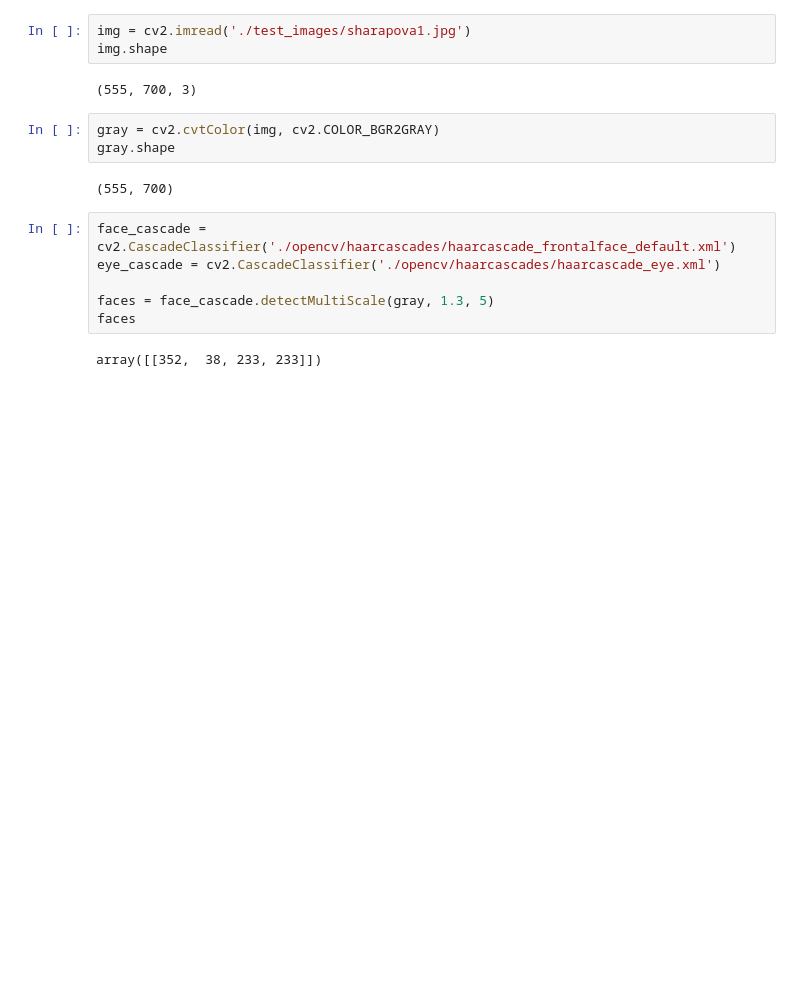
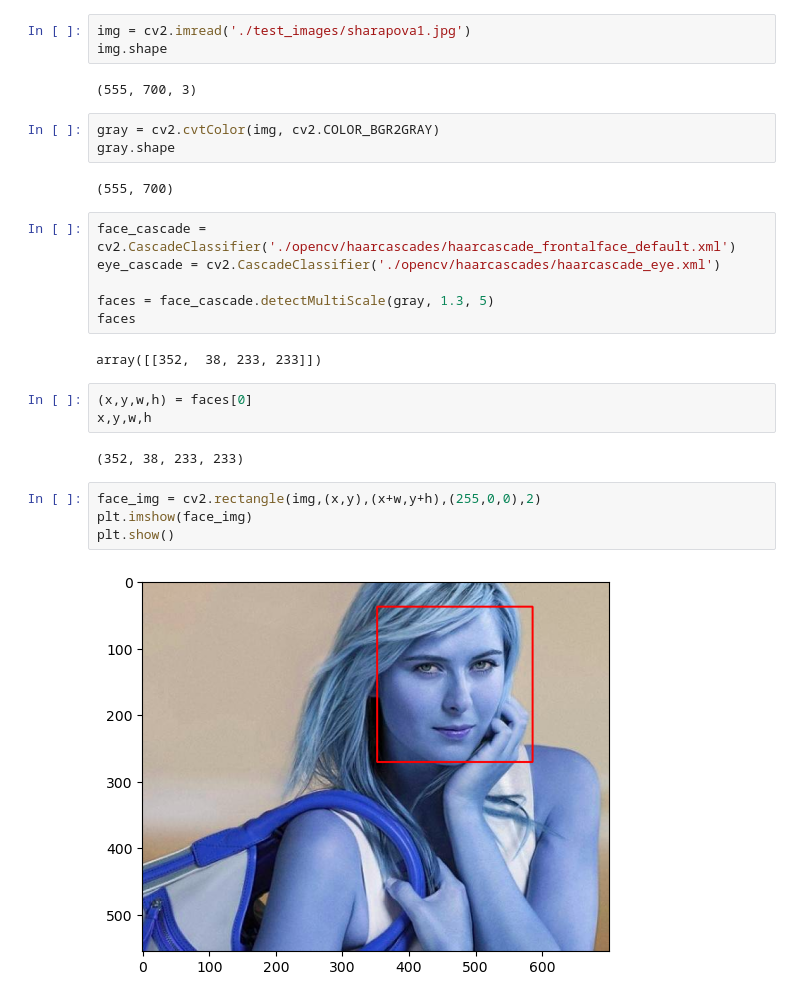
Before and after one commit to chowankumar/ImageClassification, a Jupyter notebook: sports_person_classifier.ipynb, the cells around one changed output. Cells and saved outputs as stored; diff of their text form; blank space fills up the shorter version.

Commit message:
detect the face and make the rectangle on the face

```diff
--- a/sports_person_classifier.ipynb
+++ b/sports_person_classifier.ipynb
@@ -22,3 +22,14 @@ faces = face_cascade.detectMultiScale(gray, 1.3, 5)
 faces
 # %% [output]
 array([[352,  38, 233, 233]])
+# %%
+(x,y,w,h) = faces[0]
+x,y,w,h
+# %% [output]
+(352, 38, 233, 233)
+# %%
+face_img = cv2.rectangle(img,(x,y),(x+w,y+h),(255,0,0),2)
+plt.imshow(face_img)
+plt.show()
+# %% [output]
+[figure, added]
```
